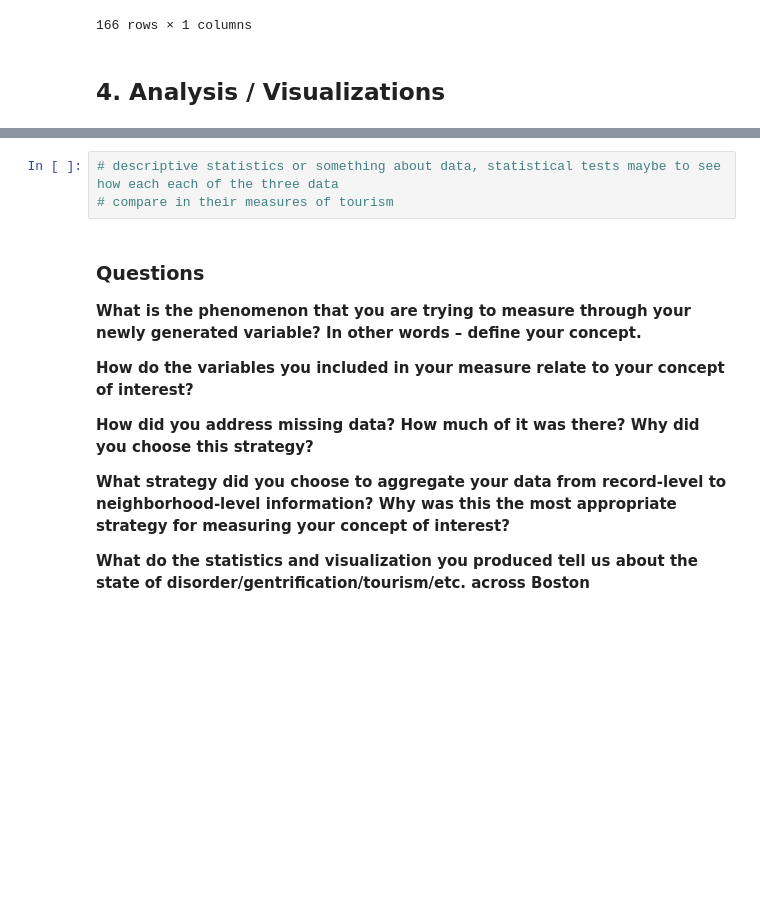
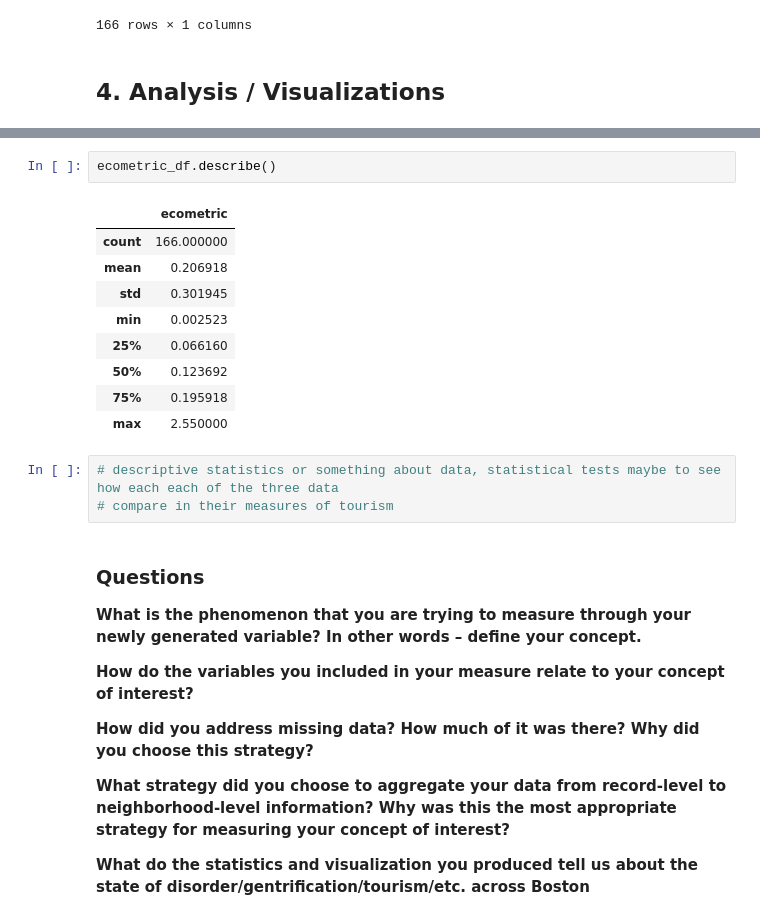
Before and after one commit to pickdani/miniproject-2, a Jupyter notebook: Mini-Project2-Group7.ipynb, the cells around one changed output, grey strips where cells are left out. Cells and saved outputs as stored; diff of their text form; blank space fills up the shorter version.

```diff
--- a/Mini-Project2-Group7.ipynb
+++ b/Mini-Project2-Group7.ipynb
@@ -283,3 +325,15 @@ ecometric_df
+# %%
+ecometric_df.describe()
+# %% [output]
+|  | ecometric |
+| count | 166.000000 |
+| mean | 0.206918 |
+| std | 0.301945 |
+| min | 0.002523 |
+| 25% | 0.066160 |
+| 50% | 0.123692 |
+| 75% | 0.195918 |
+| max | 2.550000 |
 # %%
 # descriptive statistics or something about data, statistical tests maybe to see how each each of the three data
 # compare in their measures of tourism
```
Also changed, not shown: parts of 9 cells of this notebook.
